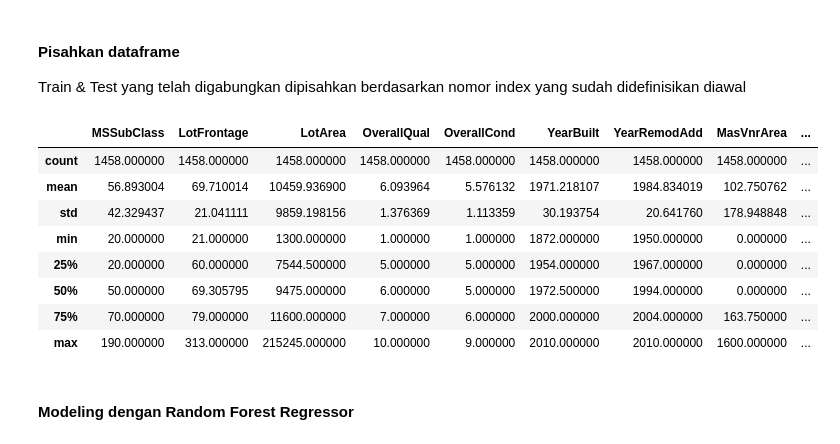
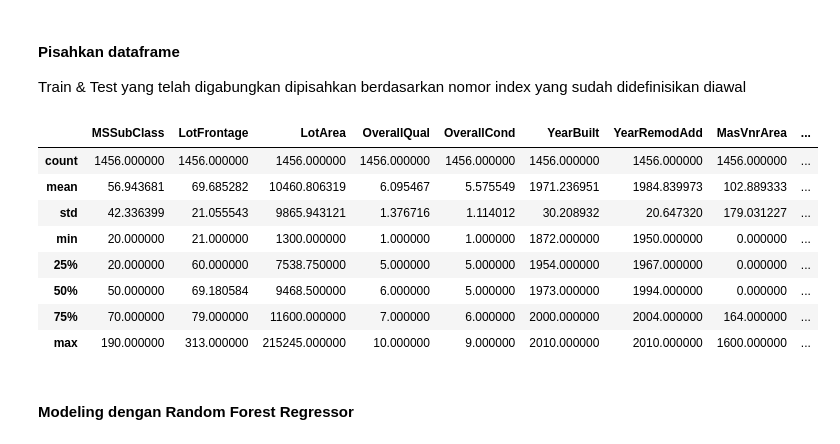
Before and after one commit to rudestewing/AIForIndonesiaBootcamp_CV, a Jupyter notebook: WeeklyAssesment/WeeklyAssessment-1/Housing_calculation.ipynb, the cells around one changed output. Saved outputs shown, nothing was run; the diff lists cells and outputs as text; code cells hidden in the pictures.

```diff
--- a/WeeklyAssesment/WeeklyAssessment-1/Housing_calculation.ipynb
+++ b/WeeklyAssesment/WeeklyAssessment-1/Housing_calculation.ipynb
@@ -28,7 +36,7 @@ dfTest = pd.DataFrame(fileTest).drop(columns=('Id'))
 # %% [markdown]
 #### Gabungkan file dan berikan index
 # %%
-df = result_df = pd.concat([dfOriginal, dfTest], ignore_index=True)
+df = pd.concat([dfOriginal, dfTest], ignore_index=True)
 
 INDEXES = {
   'train': {
@@ -82,3 +90,31 @@ df.tail()
 # %%
 categoryTypeColumns = list(df.select_dtypes(exclude=['number']).columns)
 numericalColumns = list(df.select_dtypes(include=['int64', 'float64']))
+# %%
+import seaborn as sns
+
+column = 'GrLivArea'
+targetColumns = 'SalePrice'
+plt.figure(figsize=(8, 6))
+sns.scatterplot(x=df[column], y=df[targetColumns], color='blue')
+plt.title(f'Scatter Plot: {column} vs. {targetColumns}')
+plt.xlabel(column)
+plt.ylabel(targetColumns)
+plt.show()
+
+outlierDf = df[(df['GrLivArea'] > 4500) & (df['SalePrice'] < 300000)]
+outlierDf
+
+outlierIndicies = outlierDf.index
+outlierCount = len(list(outlierIndicies))
+print(outlierDf)
+print(outlierIndicies)
+print(outlierCount)
+df = df.drop(outlierIndicies)
+
+# update indexes
+
+INDEXES['train']['end'] = INDEXES['train']['end'] - outlierCount
+INDEXES['test']['start'] = INDEXES['test']['start'] - outlierCount
+INDEXES['test']['end'] = INDEXES['test']['end'] - outlierCount
+print(INDEXES)
@@ -211,29 +229,27 @@ Index([523, 1298], dtype='int64')
 #### Pisahkan dataframe
 Train & Test yang telah digabungkan dipisahkan berdasarkan nomor index yang sudah didefinisikan diawal
 # %%
-
 # separate Train and Test DataFrames
 dfTrain = dfConverted.loc[:INDEXES['train']['end']]
 dfTest = dfConverted.loc[INDEXES['test']['start']:INDEXES['test']['end']]
 
 # get X and Y train
 X_train = dfTrain.drop(columns=('SalePrice'), axis=1)
 y_train = dfTrain['SalePrice']
 
 # get X Test
 X_test = dfTest.drop(columns=('SalePrice'), axis=1)
 
-dfTrain = dfTrain.drop(outlierIndicies)
 dfTrain.describe()
 # %% [output]
 |  | MSSubClass | LotFrontage | LotArea | OverallQual | OverallCond | YearBuilt | YearRemodAdd | MasVnrArea | ... |
-| count | 1458.000000 | 1458.000000 | 1458.000000 | 1458.000000 | 1458.000000 | 1458.000000 | 1458.000000 | 1458.000000 | ... |
-| mean | 56.893004 | 69.710014 | 10459.936900 | 6.093964 | 5.576132 | 1971.218107 | 1984.834019 | 102.750762 | ... |
-| std | 42.329437 | 21.041111 | 9859.198156 | 1.376369 | 1.113359 | 30.193754 | 20.641760 | 178.948848 | ... |
+| count | 1456.000000 | 1456.000000 | 1456.000000 | 1456.000000 | 1456.000000 | 1456.000000 | 1456.000000 | 1456.000000 | ... |
+| mean | 56.943681 | 69.685282 | 10460.806319 | 6.095467 | 5.575549 | 1971.236951 | 1984.839973 | 102.889333 | ... |
+| std | 42.336399 | 21.055543 | 9865.943121 | 1.376716 | 1.114012 | 30.208932 | 20.647320 | 179.031227 | ... |
 | min | 20.000000 | 21.000000 | 1300.000000 | 1.000000 | 1.000000 | 1872.000000 | 1950.000000 | 0.000000 | ... |
-| 25% | 20.000000 | 60.000000 | 7544.500000 | 5.000000 | 5.000000 | 1954.000000 | 1967.000000 | 0.000000 | ... |
-| 50% | 50.000000 | 69.305795 | 9475.000000 | 6.000000 | 5.000000 | 1972.500000 | 1994.000000 | 0.000000 | ... |
-| 75% | 70.000000 | 79.000000 | 11600.000000 | 7.000000 | 6.000000 | 2000.000000 | 2004.000000 | 163.750000 | ... |
+| 25% | 20.000000 | 60.000000 | 7538.750000 | 5.000000 | 5.000000 | 1954.000000 | 1967.000000 | 0.000000 | ... |
+| 50% | 50.000000 | 69.180584 | 9468.500000 | 6.000000 | 5.000000 | 1973.000000 | 1994.000000 | 0.000000 | ... |
+| 75% | 70.000000 | 79.000000 | 11600.000000 | 7.000000 | 6.000000 | 2000.000000 | 2004.000000 | 164.000000 | ... |
 | max | 190.000000 | 313.000000 | 215245.000000 | 10.000000 | 9.000000 | 2010.000000 | 2010.000000 | 1600.000000 | ... |
 # %% [markdown]
 #### Modeling dengan Random Forest Regressor
```
Also changed, not shown: parts of 11 cells of this notebook, 3 other files.
